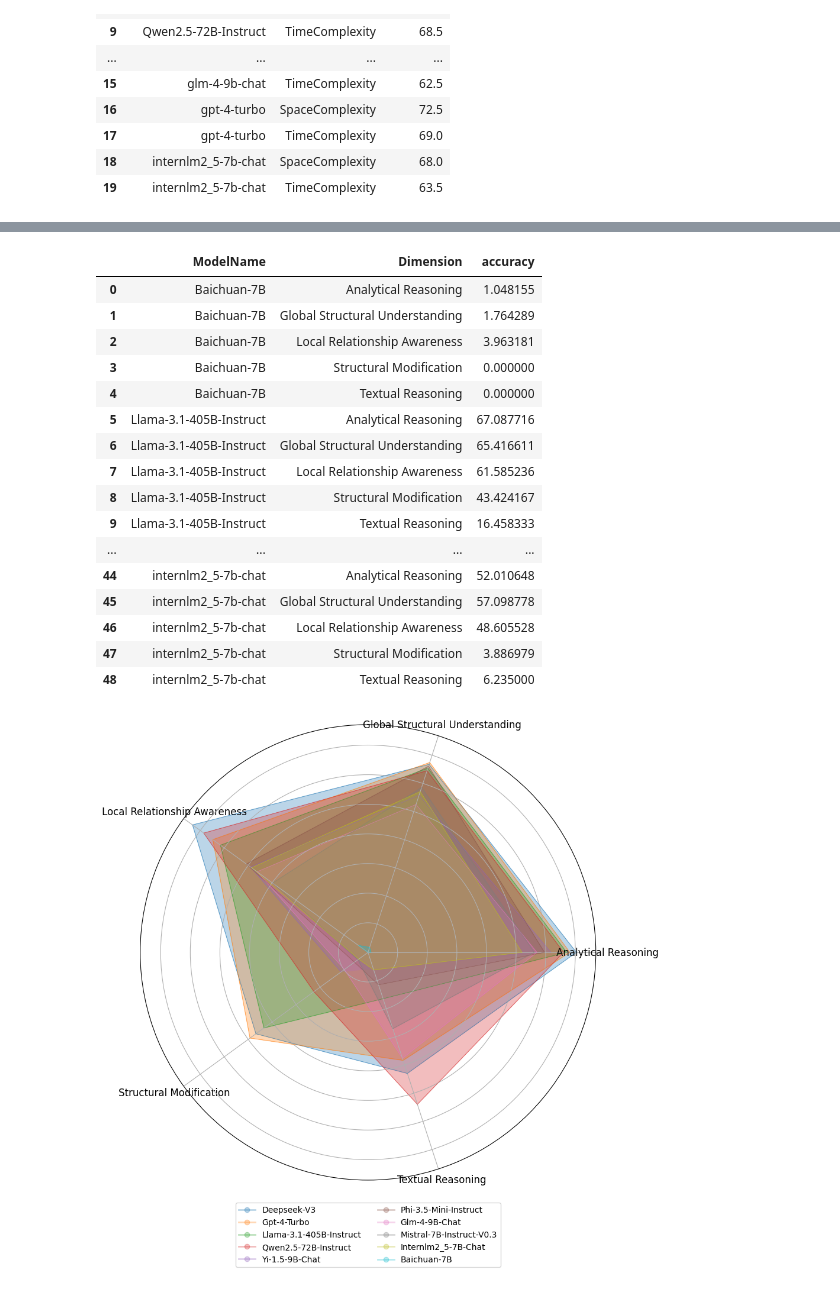
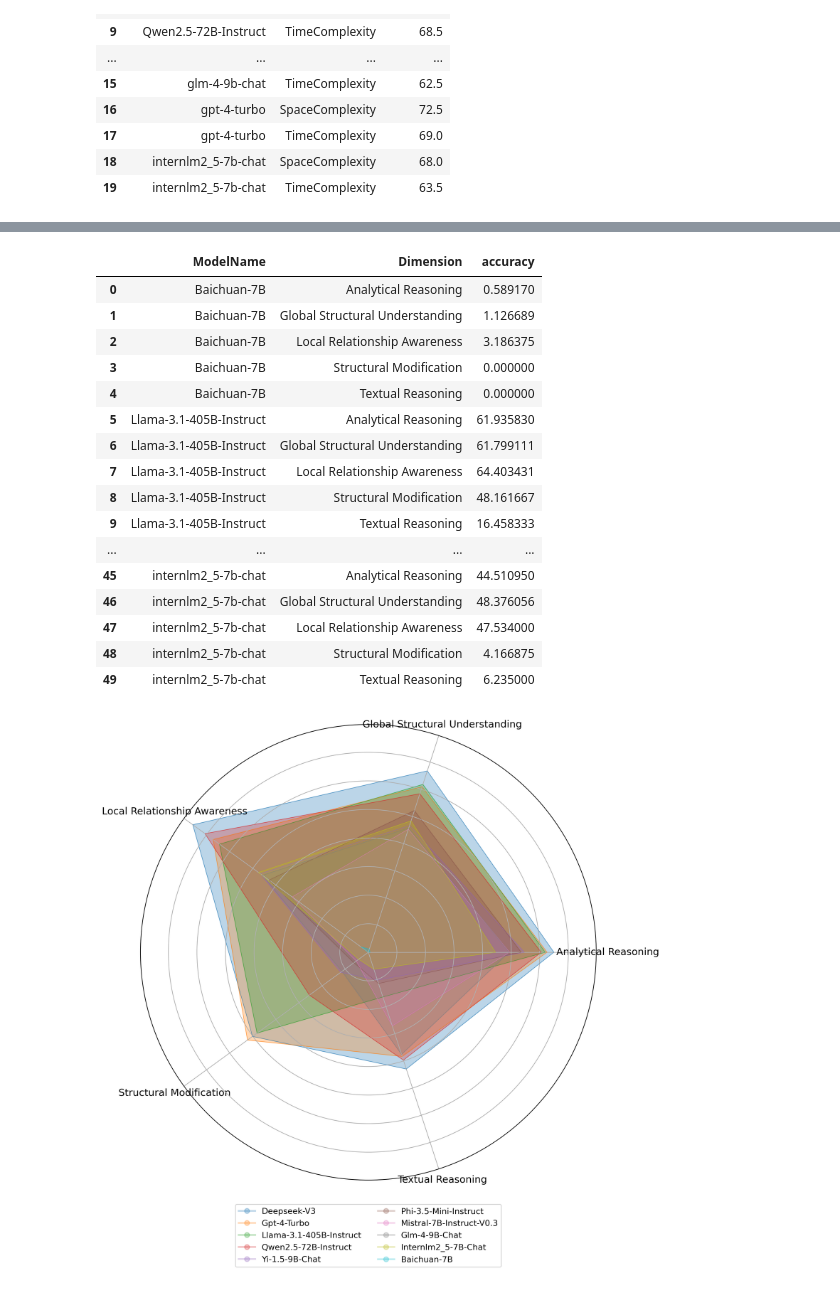
Before and after one commit to jzzzzh/HiBench, a Jupyter notebook: analysis/capability.ipynb, the cells around one changed output, grey strips where cells are left out. Drawn from its saved outputs; the diff is of its cells as text; code cells hidden in the pictures.

```diff
--- a/analysis/capability.ipynb
+++ b/analysis/capability.ipynb
@@ -39,8 +39,8 @@ model_performance = dict()
 for file in files:
     df = pd.read_csv(file)
     # unify model name in paper.
-    if 'paper' in file:
-        df['ModelName'] = df['ModelName'].map(unify_model_name_map)
+    # if 'paper' in file:
+    #     df['ModelName'] = df['ModelName'].map(unify_model_name_map)
     # only calculate the best models.
     df = df[df['ModelName'].isin(model_list)]
     # only calculate zeroshot.
@@ -134,22 +134,22 @@ dimension_performance = dimension_performance.groupby(["ModelName", "Dimension"]
 dimension_performance
 # %% [output]
 |  | ModelName | Dimension | accuracy |
-| 0 | Baichuan-7B | Analytical Reasoning | 1.048155 |
-| 1 | Baichuan-7B | Global Structural Understanding | 1.764289 |
-| 2 | Baichuan-7B | Local Relationship Awareness | 3.963181 |
+| 0 | Baichuan-7B | Analytical Reasoning | 0.589170 |
+| 1 | Baichuan-7B | Global Structural Understanding | 1.126689 |
+| 2 | Baichuan-7B | Local Relationship Awareness | 3.186375 |
 | 3 | Baichuan-7B | Structural Modification | 0.000000 |
 | 4 | Baichuan-7B | Textual Reasoning | 0.000000 |
-| 5 | Llama-3.1-405B-Instruct | Analytical Reasoning | 67.087716 |
-| 6 | Llama-3.1-405B-Instruct | Global Structural Understanding | 65.416611 |
-| 7 | Llama-3.1-405B-Instruct | Local Relationship Awareness | 61.585236 |
-| 8 | Llama-3.1-405B-Instruct | Structural Modification | 43.424167 |
+| 5 | Llama-3.1-405B-Instruct | Analytical Reasoning | 61.935830 |
+| 6 | Llama-3.1-405B-Instruct | Global Structural Understanding | 61.799111 |
+| 7 | Llama-3.1-405B-Instruct | Local Relationship Awareness | 64.403431 |
+| 8 | Llama-3.1-405B-Instruct | Structural Modification | 48.161667 |
 | 9 | Llama-3.1-405B-Instruct | Textual Reasoning | 16.458333 |
 | ... | ... | ... | ... |
-| 44 | internlm2_5-7b-chat | Analytical Reasoning | 52.010648 |
-| 45 | internlm2_5-7b-chat | Global Structural Understanding | 57.098778 |
-| 46 | internlm2_5-7b-chat | Local Relationship Awareness | 48.605528 |
-| 47 | internlm2_5-7b-chat | Structural Modification | 3.886979 |
-| 48 | internlm2_5-7b-chat | Textual Reasoning | 6.235000 |
+| 45 | internlm2_5-7b-chat | Analytical Reasoning | 44.510950 |
+| 46 | internlm2_5-7b-chat | Global Structural Understanding | 48.376056 |
+| 47 | internlm2_5-7b-chat | Local Relationship Awareness | 47.534000 |
+| 48 | internlm2_5-7b-chat | Structural Modification | 4.166875 |
+| 49 | internlm2_5-7b-chat | Textual Reasoning | 6.235000 |
 # %%
 
 # from sklearn.preprocessing import MinMaxScaler
@@ -195,41 +195,38 @@ angles = np.linspace(0, 2 * np.pi, num_vars, endpoint=False).tolist()
 angles += angles[:1]  # Close the circle
 
 # Create the radar plot
-fig, ax = plt.subplots(figsize=(10, 10), subplot_kw=dict(polar=True))
+fig, ax = plt.subplots(figsize=(10, 10), subplot_kw=dict(polar=True), dpi=300)
 
 # Plot each model with filled color and opacity
 for model, color in zip(models, colors):
     values = pivot_df.loc[model].tolist()
     values += values[:1]  # Close the circle
 
     # Plot the model's line (no marker)
     ax.plot(angles, values, linewidth=0.3, color=color, label=model.title())
     ax.fill(angles, values, alpha=0.3, color=color)  # Fill the area under the line
 
 # Customize the radar chart
 ax.set_yticklabels([])
 ax.set_xticks(angles[:-1])
 # ax.set_xticklabels([])
 ax.set_xticklabels(categories, fontsize=12)
 
 # Create custom legend lines dynamically
 custom_lines = [
     Line2D([0], [0], color=color, alpha=0.3,linewidth=2, marker='o', markersize=6, label=model.title())
     for model, color in zip(models, colors)
 ]
 
 # Add the custom legend
 ax.legend(
     handles=custom_lines,
     loc='lower center',          # Position the legend at the bottom
     bbox_to_anchor=(0.5, -0.2),  # Adjust placement
     ncol=2,                      # Arrange items in columns
     fontsize=10                  # Adjust font size
 )
 
-plt.savefig("radar_chart_label.png", dpi=300, bbox_inches='tight')  # Save as PNG file
-
-# Show the plot
-plt.show()
+plt.savefig("../Images/radar_chart.pdf", bbox_inches='tight')
 # %% [output]
-[figure, old version]
+[figure, new version]
```
Also changed, not shown: parts of 1 cell of this notebook, 22 other files.
